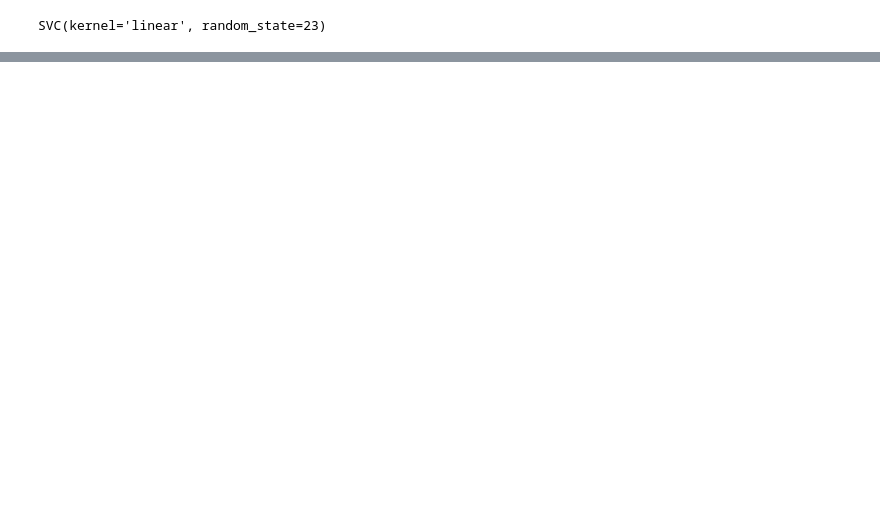
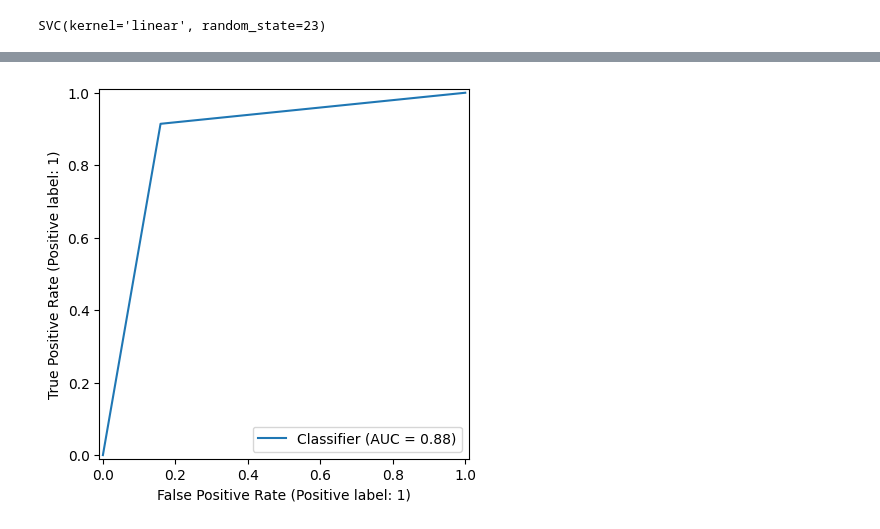
Before and after one commit to alexanderneva/s541a2, a Jupyter notebook: Untitled.ipynb, the cells around one changed output, grey strips where cells are left out. Cells and saved outputs as stored; diff of their text form; code cells hidden in the pictures; blank space fills up the shorter version.

```diff
--- a/Untitled.ipynb
+++ b/Untitled.ipynb
@@ -331,0 +342,6 @@ We since we have left `'mpg'` in our data set that we have a completely determin
+# %%
+predictions = svm_linear.predict(X_test)
+# %%
+RocCurveDisplay.from_predictions(predictions,y_test);
+# %% [output]
+[figure, added]
```
Also changed, not shown: parts of 18 cells of this notebook.
